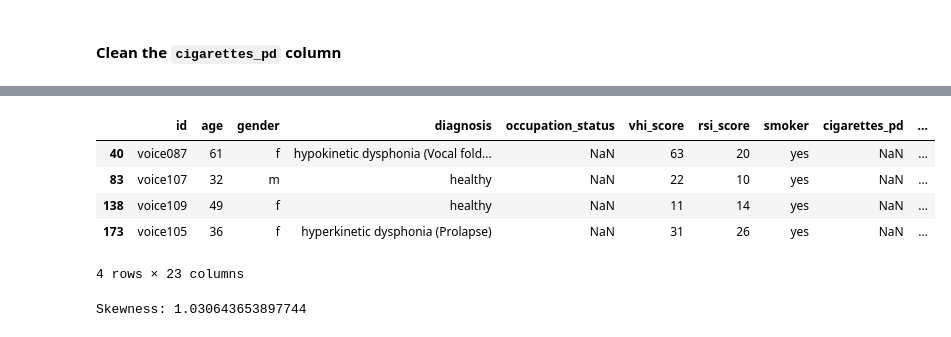
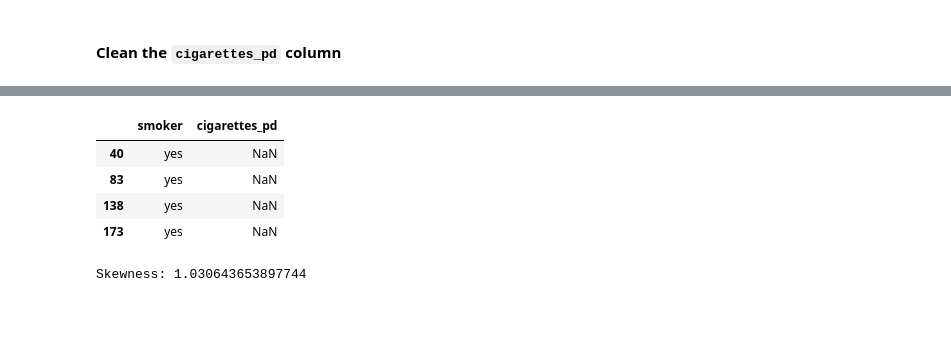
Before and after one commit to alyssahondrade/ml-perspectives-on-voice-disorder-diagnosis, a Jupyter notebook: 02_data_cleaning.ipynb, the cells around one changed output, grey strips where cells are left out. Drawn from its saved outputs; the diff is of its cells as text; code cells hidden in the pictures.

```diff
--- a/02_data_cleaning.ipynb
+++ b/02_data_cleaning.ipynb
@@ -382,7 +384,8 @@ memory usage: 37.5+ KB
 #### Clean the `cigarettes_pd` column
 # %%
 # Check the smoker and cigarettes_pd columns
-clean_cat_df[['smoker', 'cigarettes_pd']]
+smoker_columns = ['smoker', 'cigarettes_pd']
+clean_cat_df[smoker_columns].head()
 # %% [output]
 |  | smoker | cigarettes_pd |
 | 0 | no | NaN |
@@ -400,14 +396,13 @@ clean_cat_df[['smoker', 'cigarettes_pd']]
 # %%
 # Confirm the smokers have a valid value in the cigarettes_pd
 smoker_null = (clean_cat_df['smoker'] == 'yes') & (clean_cat_df['cigarettes_pd'].isnull())
-clean_cat_df.loc[smoker_null]
+clean_cat_df.loc[smoker_null, smoker_columns]
 # %% [output]
-|  | id | age | gender | diagnosis | occupation_status | vhi_score | rsi_score | smoker | cigarettes_pd | ... |
-| 40 | voice087 | 61 | f | hypokinetic dysphonia (Vocal fold... | NaN | 63 | 20 | yes | NaN | ... |
-| 83 | voice107 | 32 | m | healthy | NaN | 22 | 10 | yes | NaN | ... |
-| 138 | voice109 | 49 | f | healthy | NaN | 11 | 14 | yes | NaN | ... |
-| 173 | voice105 | 36 | f | hyperkinetic dysphonia (Prolapse) | NaN | 31 | 26 | yes | NaN | ... |
+|  | smoker | cigarettes_pd |
+| 40 | yes | NaN |
+| 83 | yes | NaN |
+| 138 | yes | NaN |
+| 173 | yes | NaN |
-4 rows × 23 columns
 # %%
 # Set the row conditions
 smoker_notnull = (clean_cat_df['smoker'] == 'yes') & (~clean_cat_df['cigarettes_pd'].isnull())
```
Also changed, not shown: parts of 15 cells of this notebook, 1 other file.
